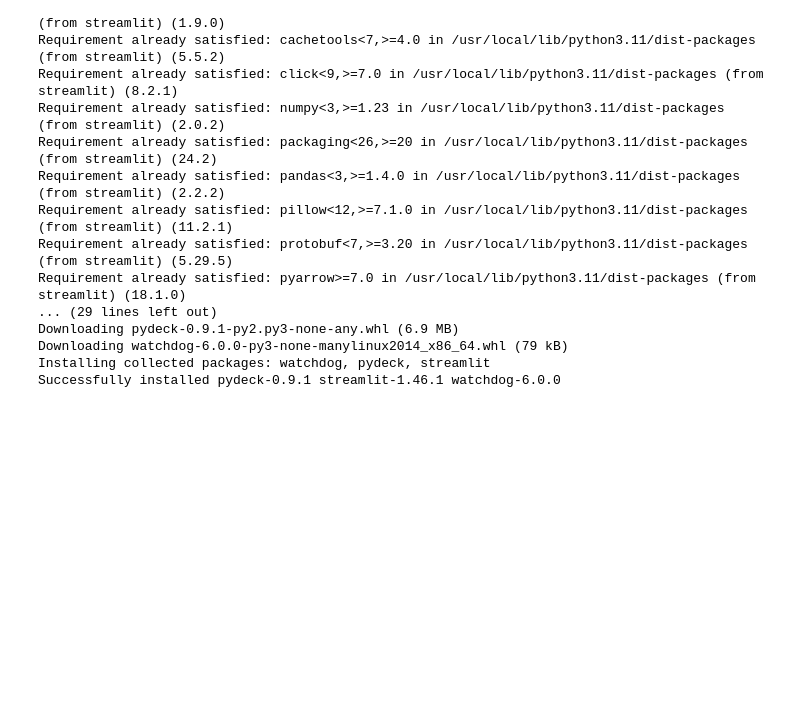
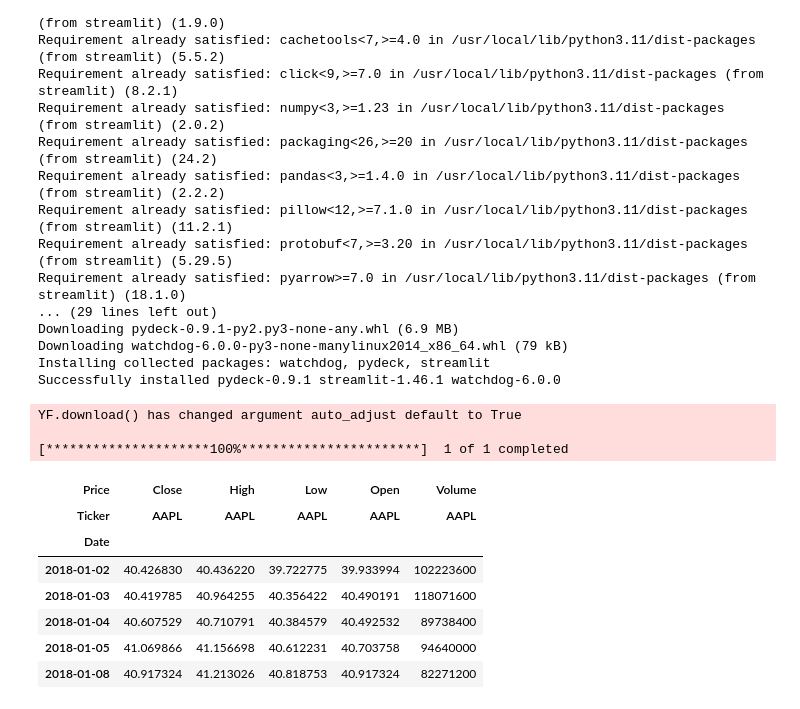
Before and after one commit to ezNobson/Financial-Data-Dashboard, a Jupyter notebook: Financial_data_dashboard.ipynb, the cells around one changed output. Drawn from its saved outputs; the diff is of its cells as text; code cells hidden in the pictures; blank space fills up the shorter version.

```diff
--- a/Financial_data_dashboard.ipynb
+++ b/Financial_data_dashboard.ipynb
@@ -26,3 +26,19 @@ import yfinance as yf
 import streamlit as st
 import plotly
 import plotly.graph_objects as go
+# %%
+ticker = 'AAPL' #Apple ticker
+data = yf.download(ticker, start='2018-01-01', end='2025-01-01',group_by='column')
+data.head()
+# %% [output]
+YF.download() has changed argument auto_adjust default to True
+
+[*********************100%***********************]  1 of 1 completed
+| Price | Close | High | Low | Open | Volume |
+| Ticker | AAPL | AAPL | AAPL | AAPL | AAPL |
+| Date |  |  |  |  |  |
+| 2018-01-02 | 40.426830 | 40.436220 | 39.722775 | 39.933994 | 102223600 |
+| 2018-01-03 | 40.419785 | 40.964255 | 40.356422 | 40.490191 | 118071600 |
+| 2018-01-04 | 40.607529 | 40.710791 | 40.384579 | 40.492532 | 89738400 |
+| 2018-01-05 | 41.069866 | 41.156698 | 40.612231 | 40.703758 | 94640000 |
+| 2018-01-08 | 40.917324 | 41.213026 | 40.818753 | 40.917324 | 82271200 |
```
Also changed, not shown: parts of 8 cells of this notebook.
